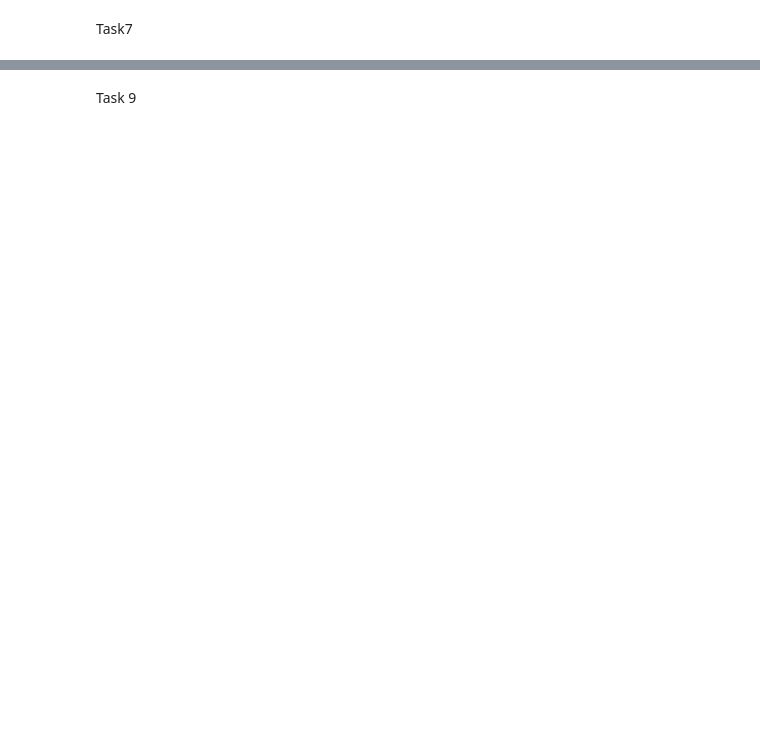
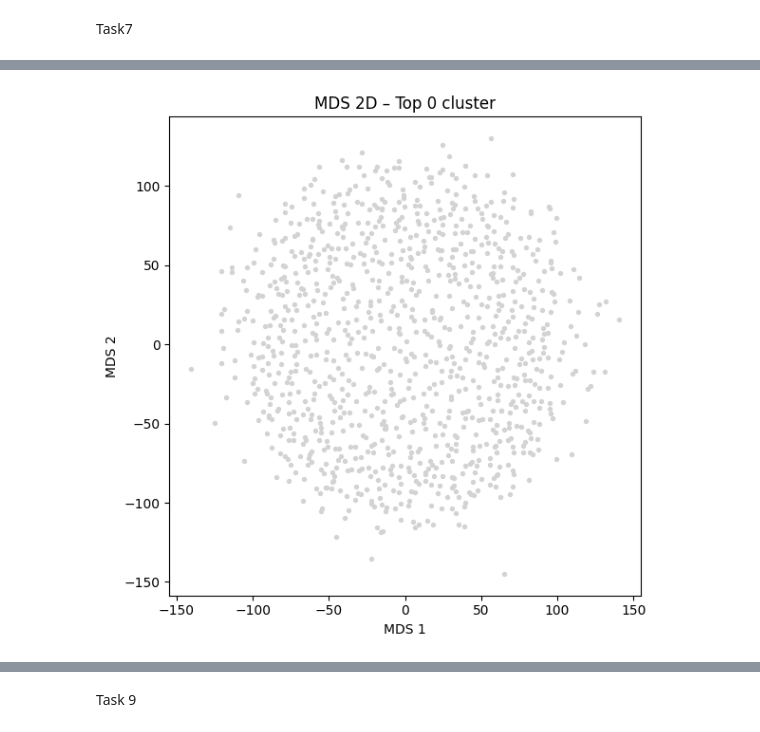
Before and after one commit to Calienn/DBmulti, a Jupyter notebook: HOG.ipynb, the cells around one changed output, grey strips where cells are left out. Cells and saved outputs as stored; diff of their text form; code cells hidden in the pictures; blank space fills up the shorter version.

```diff
--- a/HOG.ipynb
+++ b/HOG.ipynb
@@ -673,0 +923,79 @@ evaluate(lbls_part2, predicted_labels)
+# %%
+# ================================
+# BLOCCHETTO PER TASK 8 (RIUSO FUNZIONI)
+# ================================
+
+# 3) PARAMETRI (modificabili a piacere)
+eps = 2.0            # valore DBSCAN di esempio
+min_samples = 3      # valore DBSCAN di esempio
+n_components = 50    # quante dimensioni tenere con PCA PRIMA di DBSCAN
+c = 3                # quanti cluster “significativi” voglio prendere per ciascuna label
+
+# 4) Creare una cartella di output (facoltativo)
+output_base = "./results_task8"
+os.makedirs(output_base, exist_ok=True)
+
+# 3) Costruisco l’elenco dei full path per tutte le immagini
+base_folder = "Part1"  # o path assoluto "/Users/.../Parte1"
+images_full = [ os.path.join(base_folder, lbl, fname)
+                for fname, lbl in zip(flname_part1, lbls_part1) ]
+
+# 5) SCORRO OGNI LABEL DI Parte1 E APPLICO DBSCAN+PCA
+unique_labels = np.unique(lbls_part1)  # es. ["Glioma","Meningioma","Pituitary"]
+
+for lbl in unique_labels:
+    print(f"\n==============================")
+    print(f"[INFO] Elaboro label: {lbl}")
+    print(f"==============================")
+
+    # 5.1) Estraggo le righe di feat_matrix_part1 / flname_part1 corrispondenti
+    mask_lbl = (lbls_part1 == lbl)
+    features_label = feat_matrix_part1[mask_lbl]   # shape = (n_i, d)
+    images_label   = np.array(images_full)[mask_lbl]
+
+    # 5.2) Chiamo la tua funzione che fa PCA + DBSCAN
+    cluster_labels = apply_dbscan_with_pca(
+        features_label,
+        eps=eps,
+        min_samples=min_samples,
+        n_components=n_components
+    )
+    print(f"[INFO] Cluster-labels trovati: {np.unique(cluster_labels)}")
+
+    # 5.3) Trovo i c cluster più grandi
+    top_clusters = top_c_clusters(cluster_labels, c)
+    print(f"[INFO] Top {c} cluster (per dimensione): {top_clusters}")
+
+    # 5.4) Creo sotto-cartella di output per questa label
+    out_dir_lbl = os.path.join(output_base, f"label_{lbl}")
+    os.makedirs(out_dir_lbl, exist_ok=True)
+
+    # 5.5) MDS‐2D + scatter plot del clustering
+    print(f"[INFO] Disegno MDS 2D per i cluster di '{lbl}' …")
+    # (ATTENZIONE: plot_mds_clusters in genere “fa plt.show()” a video.
+    #  Se vuoi salvare l’immagine invece di far vedere a notebook,
+    #  devi modificare leggermente quella funzione per usare plt.savefig())
+    plot_mds_clusters(
+        features_label,
+        cluster_labels,
+        top_clusters,
+        metric='euclidean'
+    )
+    # Se invece vuoi **salvare** l’immagine in PNG anziché fare “show()”:
+    #    plt.savefig(os.path.join(out_dir_lbl, f"{lbl}_MDS_clusters.png"))
+    #    plt.close()
+
+    # 5.6) Creo le miniature di ogni cluster “significativo”
+    print(f"[INFO] Genero miniature per ciascun cluster di '{lbl}' …")
+    show_cluster_thumbnails(
+        images_label,      # array di stringhe di percorsi
+        cluster_labels,    # array di int di lunghezza n_i
+        top_clusters,      # la lista dei c indici di cluster
+        thumb_size=(64, 64)
+    )
+    # Anche qui, di default quella funzione fa plt.show() per ogni cluster.
+    # Se vuoi salvare le figure in file, modifica show_cluster_thumbnails in
+    # modo che setti un outpath e faccia plt.savefig().
+
+print("\n[FINITO] Task 8 completato per tutte le label di Parte1.")
+# %% [output]
@@ -673,0 +1010 @@ evaluate(lbls_part2, predicted_labels)
+[figure, added]
```
Also changed, not shown: parts of 16 cells of this notebook, 4 other files.
